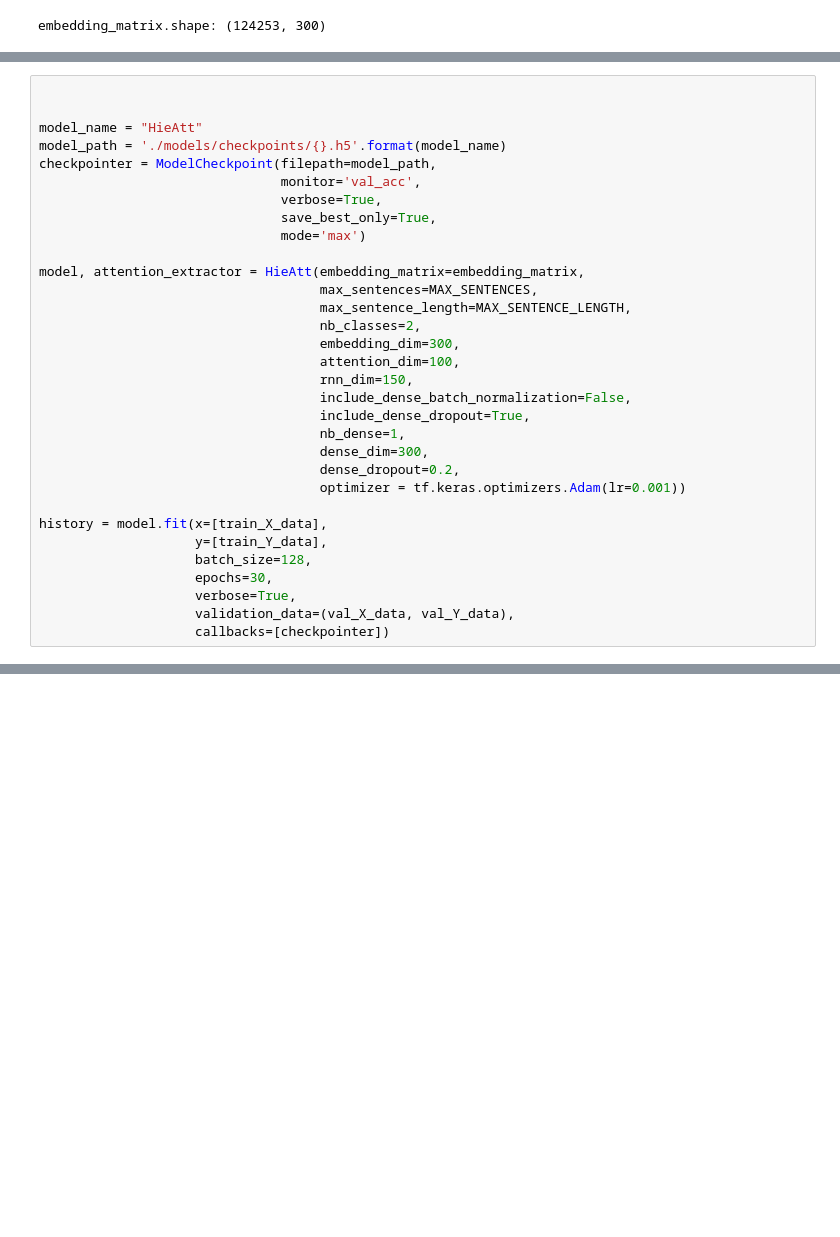
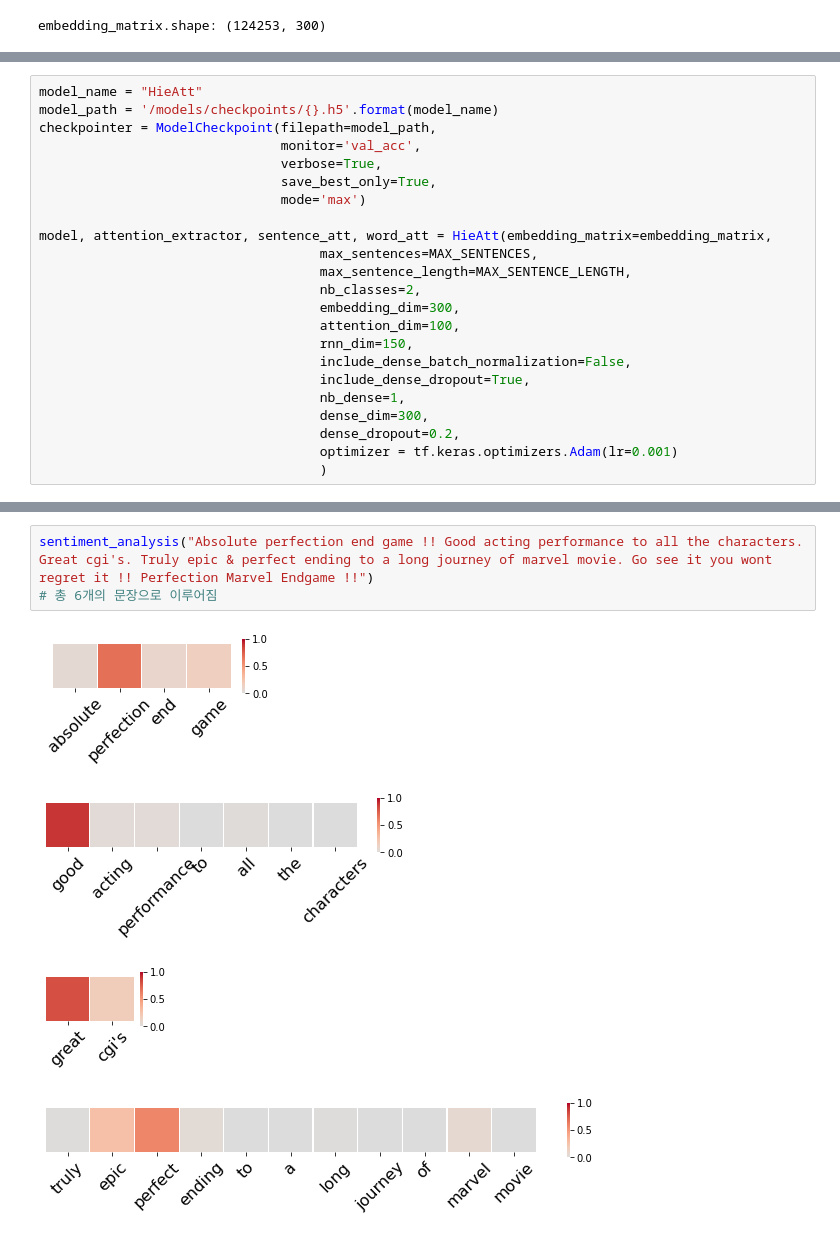
Before and after one commit to jaekyoungkim/NLP_STUDY, a Jupyter notebook: HAN.ipynb, the cells around one changed output, grey strips where cells are left out. Drawn from its saved outputs; the diff is of its cells as text; blank space fills up the shorter version.

```diff
--- a/HAN.ipynb
+++ b/HAN.ipynb
@@ -495,15 +570,13 @@ def HieAtt(embedding_matrix,
 # %%
-
-
 model_name = "HieAtt"
-model_path = './models/checkpoints/{}.h5'.format(model_name)
+model_path = '/models/checkpoints/{}.h5'.format(model_name)
 checkpointer = ModelCheckpoint(filepath=model_path,
                                monitor='val_acc',
                                verbose=True,
                                save_best_only=True,
                                mode='max')
 
-model, attention_extractor = HieAtt(embedding_matrix=embedding_matrix,
+model, attention_extractor, sentence_att, word_att = HieAtt(embedding_matrix=embedding_matrix,
                                     max_sentences=MAX_SENTENCES,
                                     max_sentence_length=MAX_SENTENCE_LENGTH,
                                     nb_classes=2,
@@ -515,12 +588,5 @@ model, attention_extractor = HieAtt(embedding_matrix=embedding_matrix,
                                     nb_dense=1,
                                     dense_dim=300,
                                     dense_dropout=0.2,
-                                    optimizer = tf.keras.optimizers.Adam(lr=0.001))
-
-history = model.fit(x=[train_X_data],
-                    y=[train_Y_data],
-                    batch_size=128,
-                    epochs=30,
-                    verbose=True,
-                    validation_data=(val_X_data, val_Y_data),
-                    callbacks=[checkpointer])
+                                    optimizer = tf.keras.optimizers.Adam(lr=0.001)
+                                    )
@@ -606,0 +1071,8 @@ with open(data_dir, 'r', encoding="utf-8") as fp:
+# %%
+sentiment_analysis("Absolute perfection end game !! Good acting performance to all the characters. Great cgi's. Truly epic & perfect ending to a long journey of marvel movie. Go see it you wont regret it !! Perfection Marvel Endgame !!")
+# 총 6개의 문장으로 이루어짐
+# %% [output]
+[figure, added]
+[figure, added]
+[figure, added]
+[figure, added]
```
Also changed, not shown: parts of 91 cells of this notebook.
